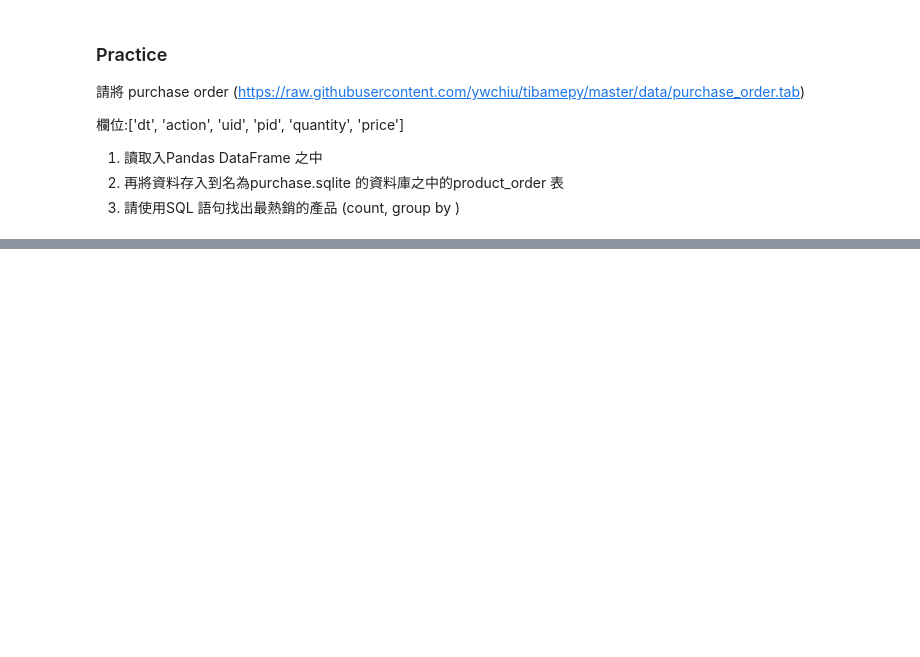
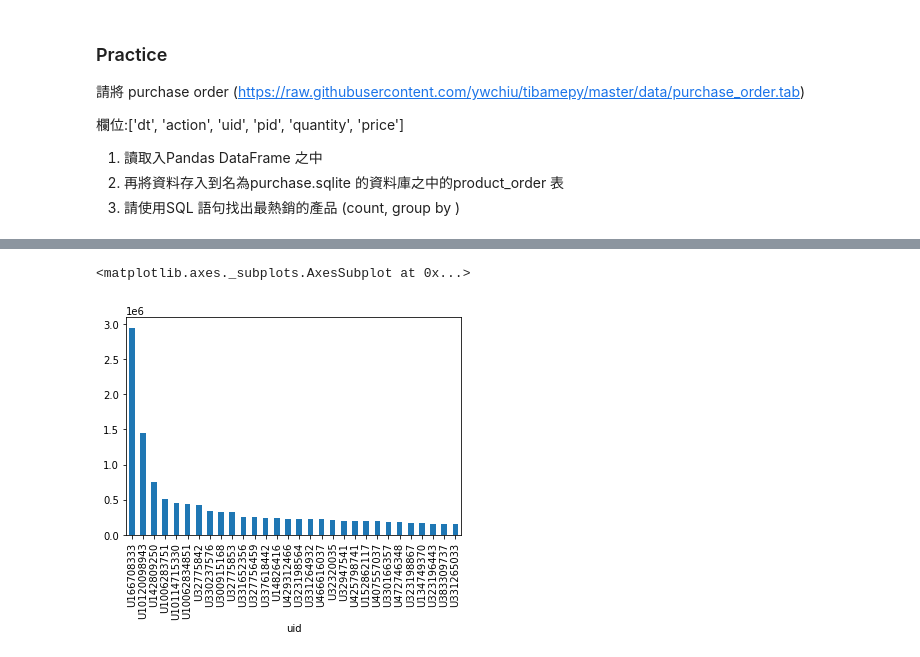
Before and after one commit to ywchiu/tibamepy, a Jupyter notebook: Demo20200927.ipynb, the cells around one changed output, grey strips where cells are left out. Saved outputs shown, nothing was run; the diff lists cells and outputs as text; code cells hidden in the pictures; blank space fills up the shorter version.

```diff
--- a/Demo20200927.ipynb
+++ b/Demo20200927.ipynb
@@ -351,3 +351,8 @@ df2
 1. 讀取入Pandas DataFrame 之中
 2. 再將資料存入到名為purchase.sqlite 的資料庫之中的product_order 表
 3. 請使用SQL 語句找出最熱銷的產品 (count, group by )
+# %%
+import pandas
+df = pandas.read_csv('https://raw.githubusercontent.com/ywchiu/tibamepy/master/data/purchase_order.tab',
+                     sep = '\t', header = None,names = ['dt', 'action', 'uid', 'pid', 'quantity', 'price'])
+df.head()
@@ -353,0 +399,7 @@ df2
+# %%
+df['total_price'] = df['quantity'] * df['price']
+# %%
+df.groupby('uid')['total_price'].sum().sort_values(ascending = False).head(30).plot(kind = 'bar')
+# %% [output]
+<matplotlib.axes._subplots.AxesSubplot at 0x...>
+[figure, added]
```
Also changed, not shown: parts of 7 cells of this notebook.
